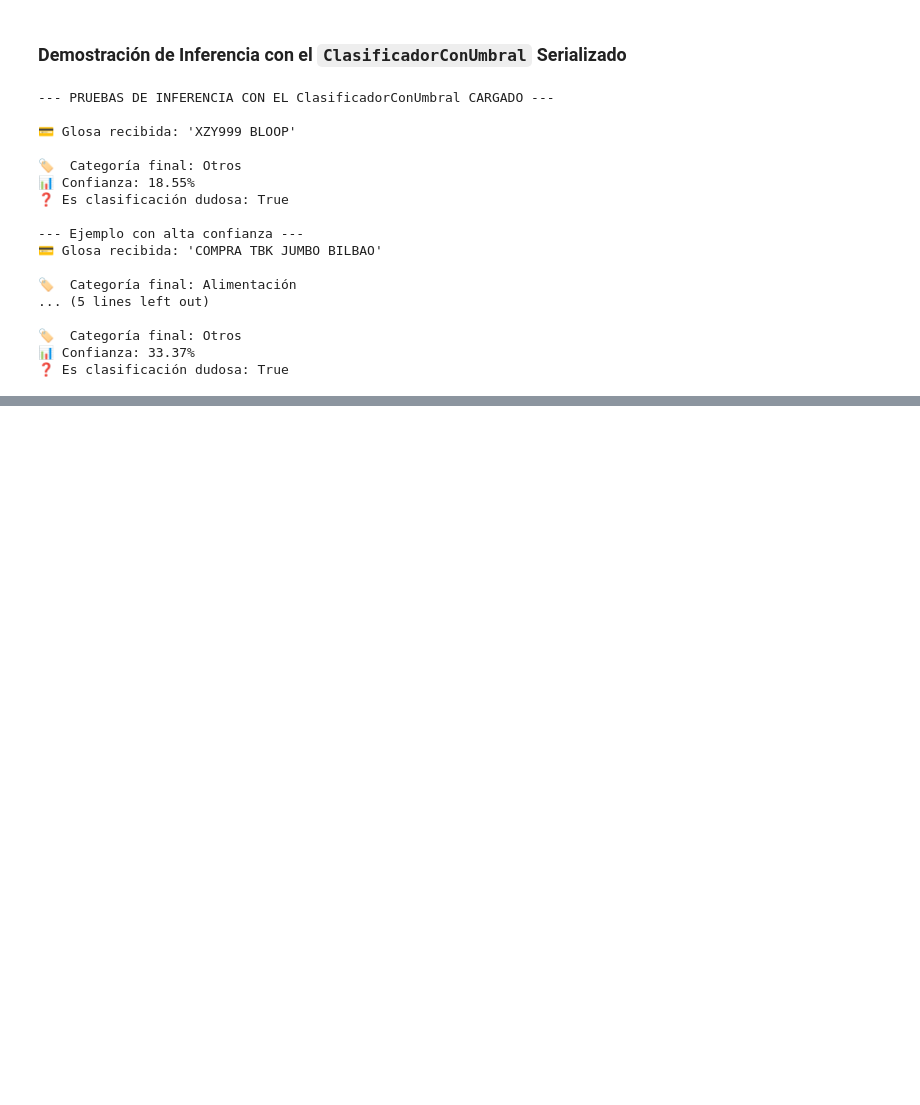
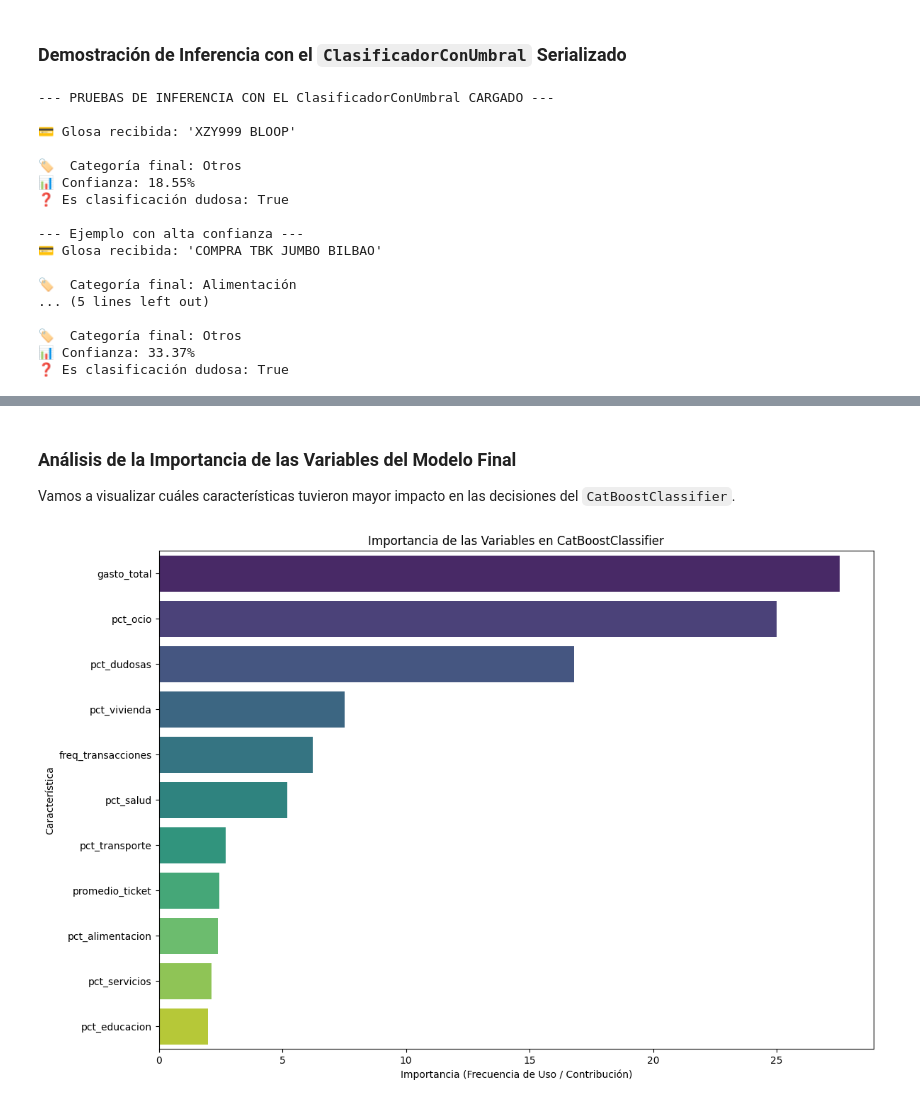
Before and after one commit to No-Country-simulation/G9-LATAM-Team-59, a Jupyter notebook: python/01_desarrollo_y_experimentacion_ml.ipynb, the cells around one changed output, grey strips where cells are left out. Saved outputs shown, nothing was run; the diff lists cells and outputs as text; code cells hidden in the pictures; blank space fills up the shorter version.

```diff
--- a/python/01_desarrollo_y_experimentacion_ml.ipynb
+++ b/python/01_desarrollo_y_experimentacion_ml.ipynb
@@ -3238,0 +3662,32 @@ print(f"❓ Es clasificación dudosa: {prediccion_ambigua_test['es_clasificacion
+# %% [markdown]
+### Análisis de la Importancia de las Variables del Modelo Final
+
+Vamos a visualizar cuáles características tuvieron mayor impacto en las decisiones del `CatBoostClassifier`.
+# %%
+import matplotlib.pyplot as plt
+import seaborn as sns
+import pandas as pd
+
+# Obtener la importancia de las características del modelo entrenado
+feature_importances = modelo_final.get_feature_importance()
+feature_names = X_train_res.columns
+
+# Crear un DataFrame para una mejor visualización
+importance_df = pd.DataFrame({
+    'Feature': feature_names,
+    'Importance': feature_importances
+})
+
+# Ordenar las características por importancia de forma descendente
+importance_df = importance_df.sort_values(by='Importance', ascending=False)
+
+# Visualizar la importancia de las características
+plt.figure(figsize=(12, 8))
+sns.barplot(x='Importance', y='Feature', data=importance_df, palette='viridis')
+plt.title('Importancia de las Variables en CatBoostClassifier')
+plt.xlabel('Importancia (Frecuencia de Uso / Contribución)')
+plt.ylabel('Característica')
+plt.tight_layout()
+plt.show()
+# %% [output]
+[figure, added]
```
Also changed, not shown: parts of 20 cells of this notebook.
